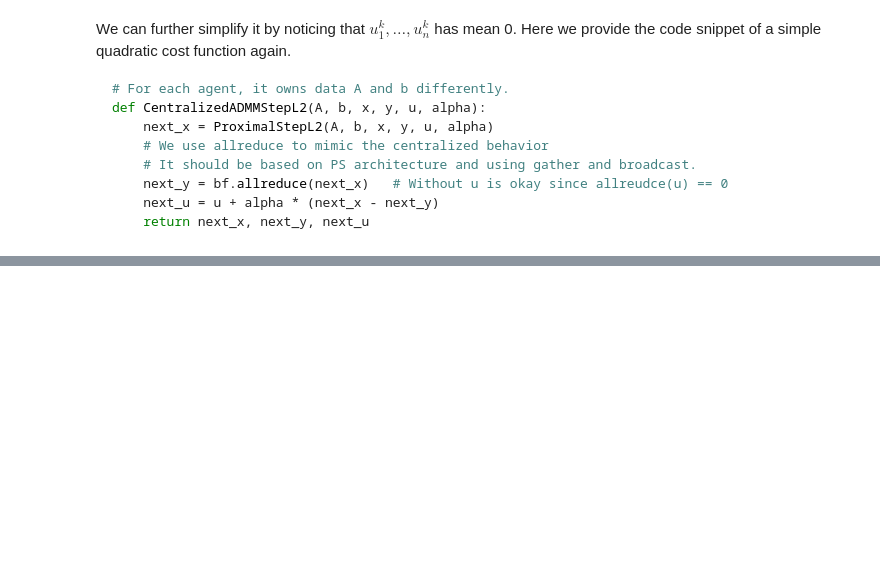
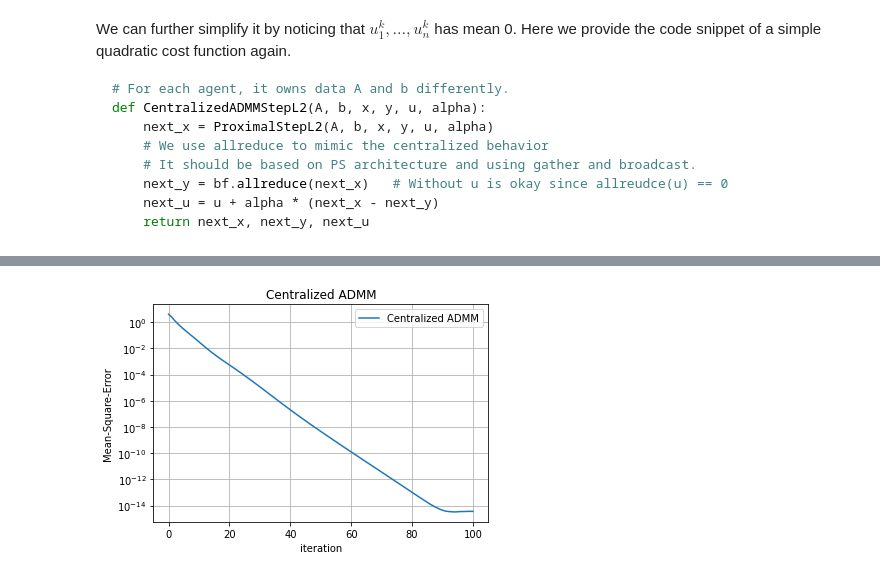
Before and after one commit to Bluefog-Lib/EastCoastTutorial2021, a Jupyter notebook: tutorial/Parallel-and-Distributed-Optimization.ipynb, the cells around one changed output, grey strips where cells are left out. Drawn from its saved outputs; the diff is of its cells as text; code cells hidden in the pictures; blank space fills up the shorter version.

Commit message:
Add .mat output of Centralized ADMM

```diff
--- a/tutorial/Parallel-and-Distributed-Optimization.ipynb
+++ b/tutorial/Parallel-and-Distributed-Optimization.ipynb
@@ -284,4 +284,22 @@ Last three entries of x_admm:
  tensor([[0.6872],
         [0.6552],
         [0.8751]], dtype=torch.float64)
+# %%
+import matplotlib.pyplot as plt
+import scipy.io as sio
+%matplotlib inline
+mse_records_dict = sio.loadmat('results/CentralizedADMM.mat')
+
+plt.semilogy(mse_records_dict["mse"][0], label="Centralized ADMM")
+plt.title("Centralized ADMM")
+plt.xlabel("iteration")
+plt.ylabel("Mean-Square-Error")
+plt.grid("on")
+plt.legend()
+dirname = 'images'
+if not os.path.exists(dirname):
+    os.makedirs(dirname)
+plt.savefig(os.path.join(dirname, 'centralized_admm.png'))
+# %% [output]
+[figure, added]
 # %% [markdown]
```
Also changed, not shown: parts of 6 cells of this notebook, 5 other files.
